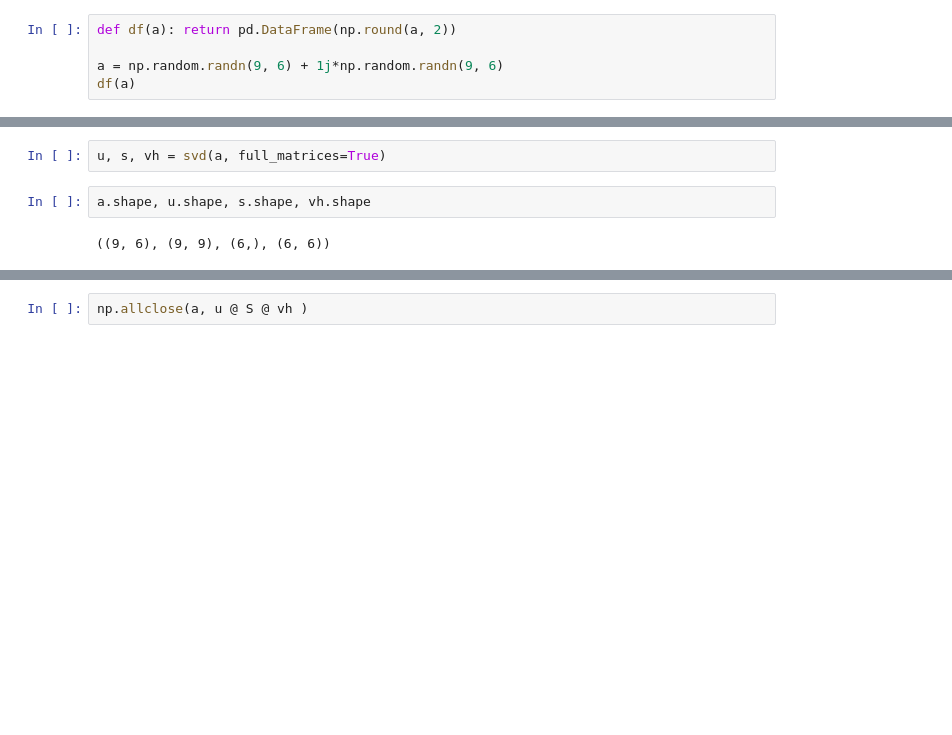
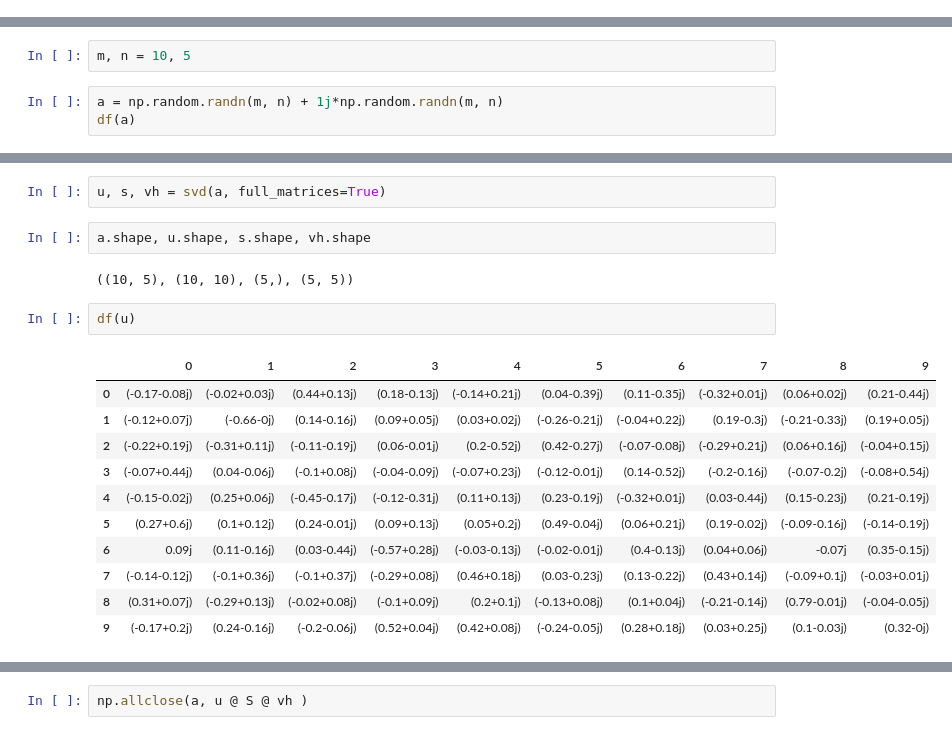
Before and after one commit to yang-zhang/numerical-linear-algebra, a Jupyter notebook: nbs/svd_scipy_numpy.ipynb, the cells around one changed output, grey strips where cells are left out. Drawn from its saved outputs; the diff is of its cells as text; blank space fills up the shorter version.

```diff
--- a/nbs/svd_scipy_numpy.ipynb
+++ b/nbs/svd_scipy_numpy.ipynb
@@ -2,8 +2,3 @@
 import pandas as pd
 import scipy
 import numpy as np
-# %%
-def df(a): return pd.DataFrame(np.round(a, 2))
-
-a = np.random.randn(9, 6) + 1j*np.random.randn(9, 6)
-df(a)
@@ -26,0 +15,5 @@ from scipy.linalg import svd as svd
+# %%
+m, n = 10, 5
+# %%
+a = np.random.randn(m, n) + 1j*np.random.randn(m, n)
+df(a)
@@ -31,4 +36,18 @@ u, s, vh = svd(a, full_matrices=True)
 # %%
 a.shape, u.shape, s.shape, vh.shape
 # %% [output]
-((9, 6), (9, 9), (6,), (6, 6))
+((10, 5), (10, 10), (5,), (5, 5))
+# %%
+df(u)
+# %% [output]
+|  | 0 | 1 | 2 | 3 | 4 | 5 | 6 | 7 | 8 | 9 |
+| 0 | (-0.17-0.08j) | (-0.02+0.03j) | (0.44+0.13j) | (0.18-0.13j) | (-0.14+0.21j) | (0.04-0.39j) | (0.11-0.35j) | (-0.32+0.01j) | (0.06+0.02j) | (0.21-0.44j) |
+| 1 | (-0.12+0.07j) | (-0.66-0j) | (0.14-0.16j) | (0.09+0.05j) | (0.03+0.02j) | (-0.26-0.21j) | (-0.04+0.22j) | (0.19-0.3j) | (-0.21-0.33j) | (0.19+0.05j) |
+| 2 | (-0.22+0.19j) | (-0.31+0.11j) | (-0.11-0.19j) | (0.06-0.01j) | (0.2-0.52j) | (0.42-0.27j) | (-0.07-0.08j) | (-0.29+0.21j) | (0.06+0.16j) | (-0.04+0.15j) |
+| 3 | (-0.07+0.44j) | (0.04-0.06j) | (-0.1+0.08j) | (-0.04-0.09j) | (-0.07+0.23j) | (-0.12-0.01j) | (0.14-0.52j) | (-0.2-0.16j) | (-0.07-0.2j) | (-0.08+0.54j) |
+| 4 | (-0.15-0.02j) | (0.25+0.06j) | (-0.45-0.17j) | (-0.12-0.31j) | (0.11+0.13j) | (0.23-0.19j) | (-0.32+0.01j) | (0.03-0.44j) | (0.15-0.23j) | (0.21-0.19j) |
+| 5 | (0.27+0.6j) | (0.1+0.12j) | (0.24-0.01j) | (0.09+0.13j) | (0.05+0.2j) | (0.49-0.04j) | (0.06+0.21j) | (0.19-0.02j) | (-0.09-0.16j) | (-0.14-0.19j) |
+| 6 | 0.09j | (0.11-0.16j) | (0.03-0.44j) | (-0.57+0.28j) | (-0.03-0.13j) | (-0.02-0.01j) | (0.4-0.13j) | (0.04+0.06j) | -0.07j | (0.35-0.15j) |
+| 7 | (-0.14-0.12j) | (-0.1+0.36j) | (-0.1+0.37j) | (-0.29+0.08j) | (0.46+0.18j) | (0.03-0.23j) | (0.13-0.22j) | (0.43+0.14j) | (-0.09+0.1j) | (-0.03+0.01j) |
+| 8 | (0.31+0.07j) | (-0.29+0.13j) | (-0.02+0.08j) | (-0.1+0.09j) | (0.2+0.1j) | (-0.13+0.08j) | (0.1+0.04j) | (-0.21-0.14j) | (0.79-0.01j) | (-0.04-0.05j) |
+| 9 | (-0.17+0.2j) | (0.24-0.16j) | (-0.2-0.06j) | (0.52+0.04j) | (0.42+0.08j) | (-0.24-0.05j) | (0.28+0.18j) | (0.03+0.25j) | (0.1-0.03j) | (0.32-0j) |
```
Also changed, not shown: parts of 35 cells of this notebook, 3 other files.
